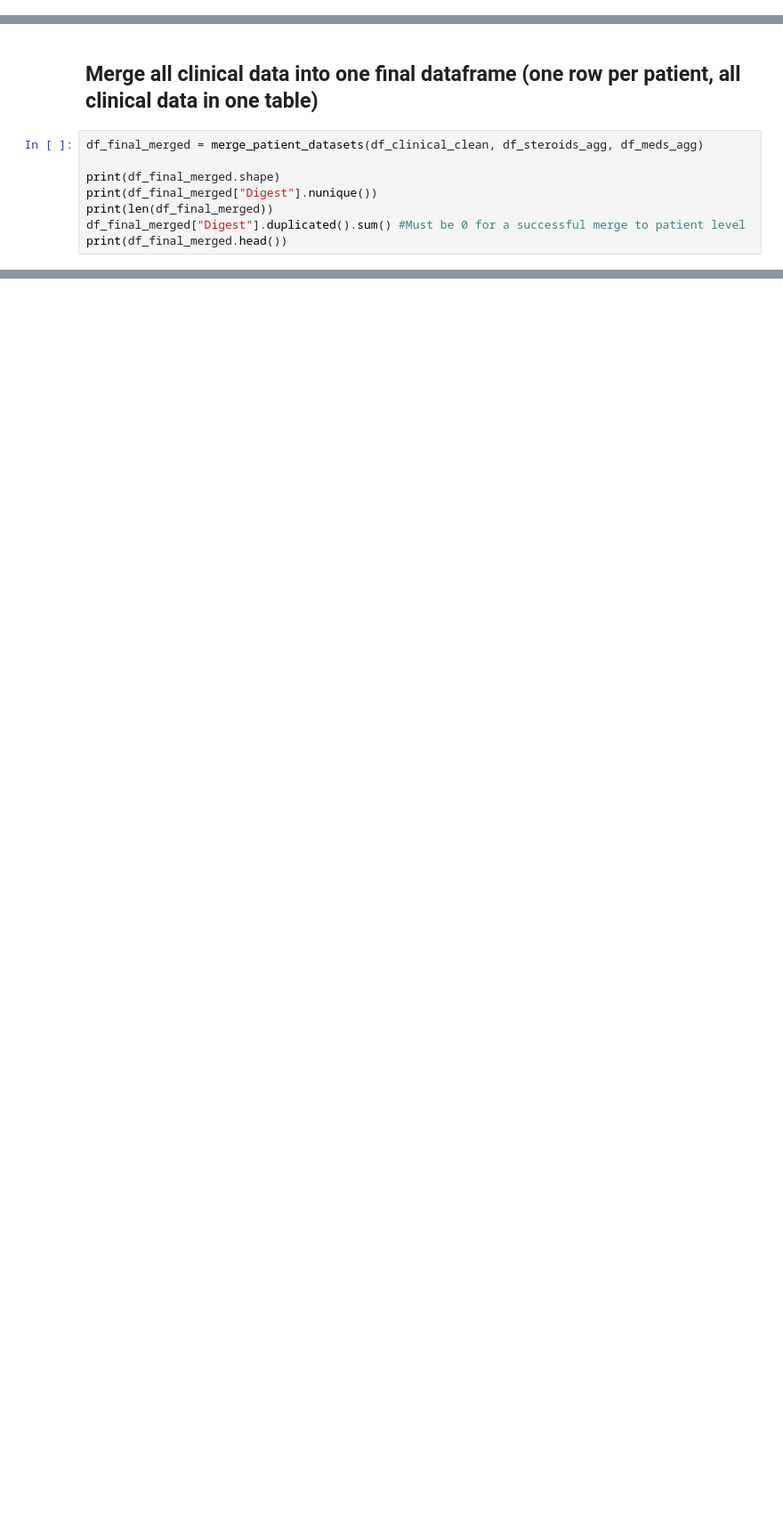
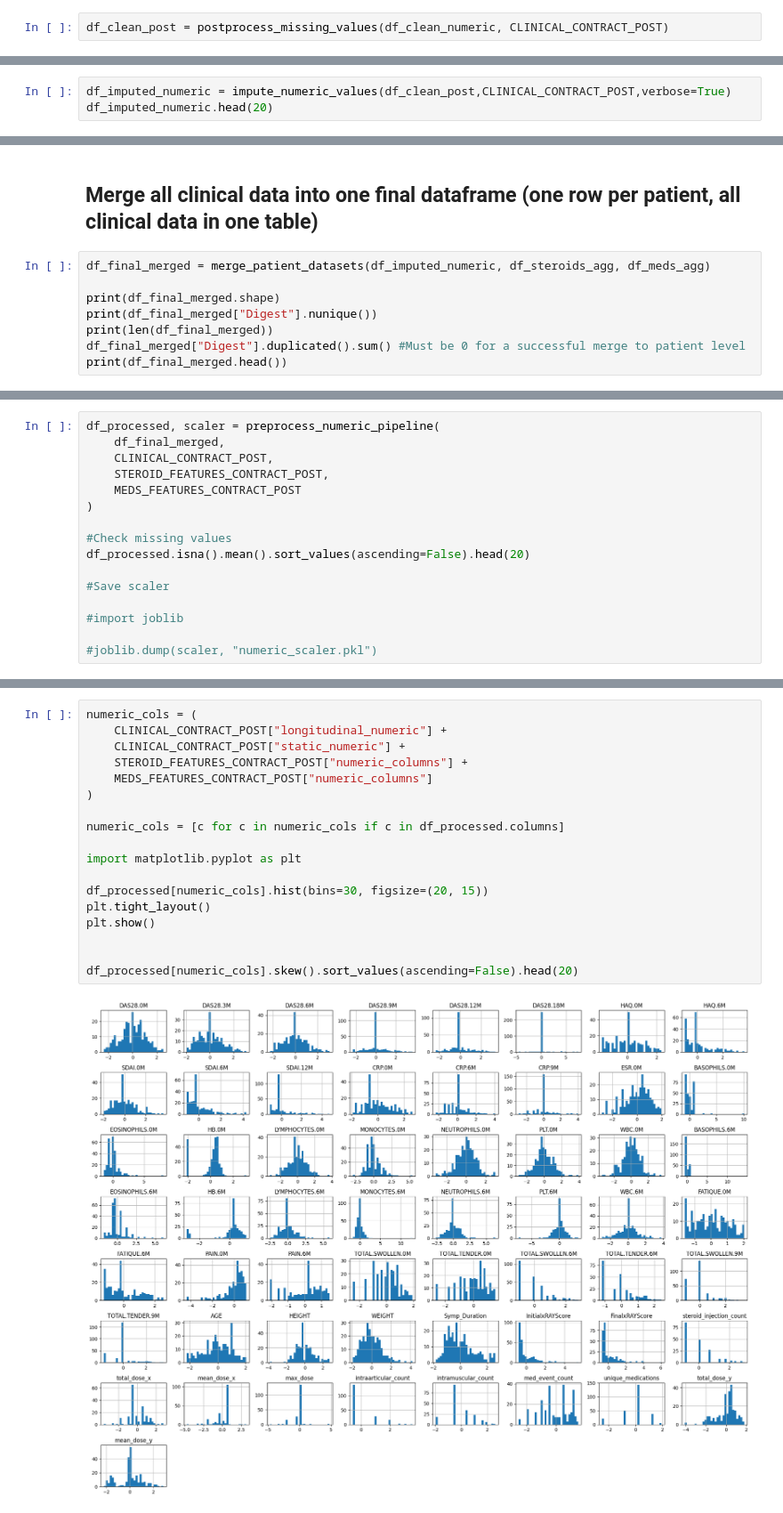
Before and after one commit to Roman0-5/RA-Map-EDA, a Jupyter notebook: notebooks/preprocessing/02_clinical_preprocessing.ipynb, the cells around one changed output, grey strips where cells are left out. Shown at 89% size. Saved outputs shown, nothing was run; the diff lists cells and outputs as text; blank space fills up the shorter version.

Commit message:
Finished and refactored data preparation pipeline, including prepration of 3 ML ready sets'

```diff
--- a/notebooks/preprocessing/02_clinical_preprocessing.ipynb
+++ b/notebooks/preprocessing/02_clinical_preprocessing.ipynb
@@ -236,0 +350,2 @@ Digest: unique=275, nulls=0
+# %%
+df_clean_post = postprocess_missing_values(df_clean_numeric, CLINICAL_CONTRACT_POST)
@@ -236,0 +423,3 @@ Digest: unique=275, nulls=0
+# %%
+df_imputed_numeric = impute_numeric_values(df_clean_post,CLINICAL_CONTRACT_POST,verbose=True)
+df_imputed_numeric.head(20)
@@ -349,7 +568,7 @@ Unique Digest: 257
 # %% [markdown]
 ## Merge all clinical data into one final dataframe (one row per patient, all clinical data in one table)
 # %%
-df_final_merged = merge_patient_datasets(df_clinical_clean, df_steroids_agg, df_meds_agg)
+df_final_merged = merge_patient_datasets(df_imputed_numeric, df_steroids_agg, df_meds_agg)
 
 print(df_final_merged.shape)
 print(df_final_merged["Digest"].nunique())
@@ -388,0 +610,16 @@ df_final_merged_cleaned.to_csv('../../cleaned_datasets/clinical_merged.csv')
+# %%
+df_processed, scaler = preprocess_numeric_pipeline(
+    df_final_merged,
+    CLINICAL_CONTRACT_POST,
+    STEROID_FEATURES_CONTRACT_POST,
+    MEDS_FEATURES_CONTRACT_POST
+)
+
+#Check missing values
+df_processed.isna().mean().sort_values(ascending=False).head(20)
+
+#Save scaler
+
+#import joblib
+
+#joblib.dump(scaler, "numeric_scaler.pkl")
@@ -388,0 +646,20 @@ df_final_merged_cleaned.to_csv('../../cleaned_datasets/clinical_merged.csv')
+# %%
+numeric_cols = (
+    CLINICAL_CONTRACT_POST["longitudinal_numeric"] +
+    CLINICAL_CONTRACT_POST["static_numeric"] +
+    STEROID_FEATURES_CONTRACT_POST["numeric_columns"] +
+    MEDS_FEATURES_CONTRACT_POST["numeric_columns"]
+)
+
+numeric_cols = [c for c in numeric_cols if c in df_processed.columns]
+
+import matplotlib.pyplot as plt
+
+df_processed[numeric_cols].hist(bins=30, figsize=(20, 15))
+plt.tight_layout()
+plt.show()
+
+
+df_processed[numeric_cols].skew().sort_values(ascending=False).head(20)
+# %% [output]
+[figure, added]
```
Also changed, not shown: parts of 36 cells of this notebook, 33 other files.
